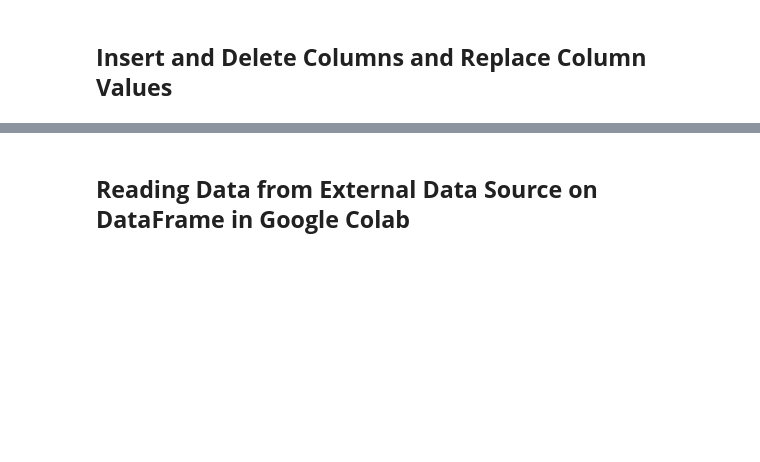
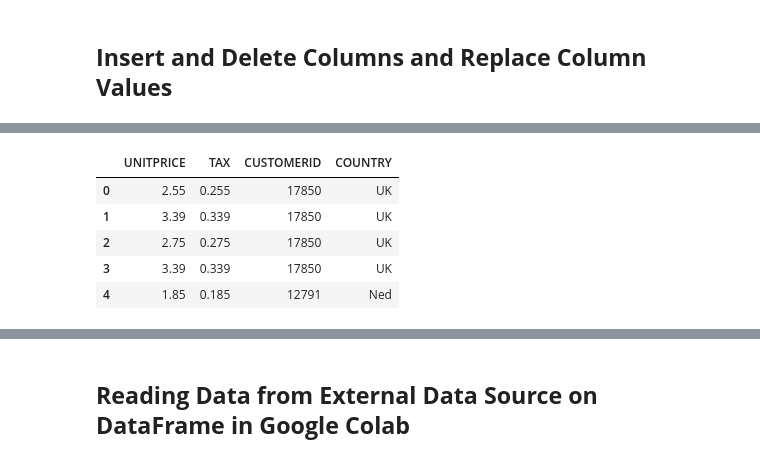
Before and after one commit to toarnabtrainer/Secure-Meter-Classwork, a Jupyter notebook: Pandas.ipynb, the cells around one changed output, grey strips where cells are left out. Cells and saved outputs as stored; diff of their text form; code cells hidden in the pictures; blank space fills up the shorter version.

```diff
--- a/Pandas.ipynb
+++ b/Pandas.ipynb
@@ -1751,0 +1794,11 @@ End of the program...
+# %%
+df1['COUNTRY'].replace({'United Kingdom':'UK', 'Australia':'Aus', 'France':'Fr',
+                        'Netherlands':'Ned', 'Germany':'Ger'}, inplace=True)
+display(df1.head())
+# %% [output]
+|  | UNITPRICE | TAX | CUSTOMERID | COUNTRY |
+| 0 | 2.55 | 0.255 | 17850 | UK |
+| 1 | 3.39 | 0.339 | 17850 | UK |
+| 2 | 2.75 | 0.275 | 17850 | UK |
+| 3 | 3.39 | 0.339 | 17850 | UK |
+| 4 | 1.85 | 0.185 | 12791 | Ned |
```
Also changed, not shown: parts of 9 cells of this notebook.
